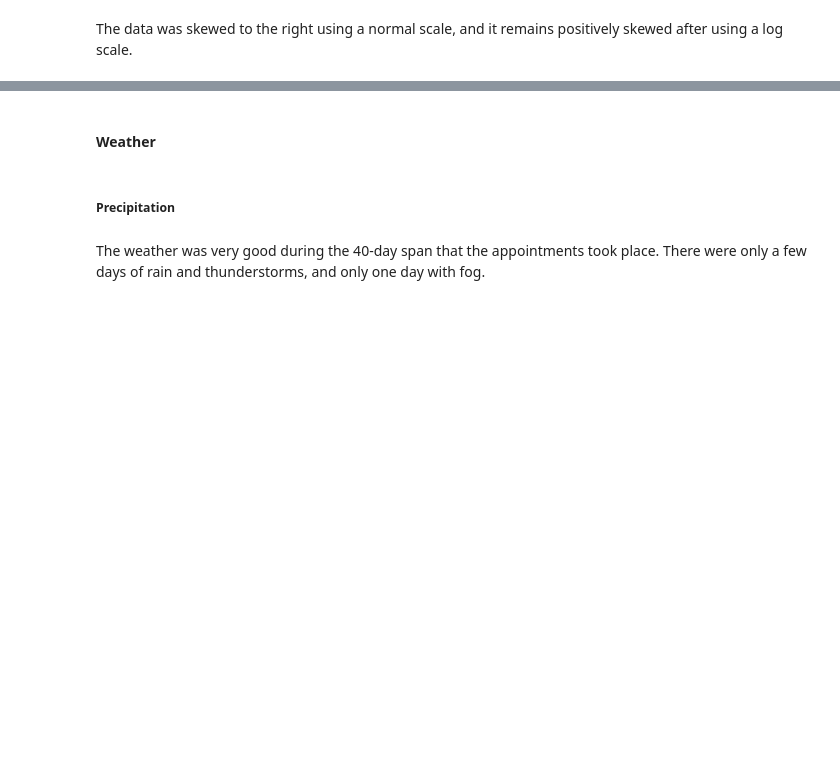
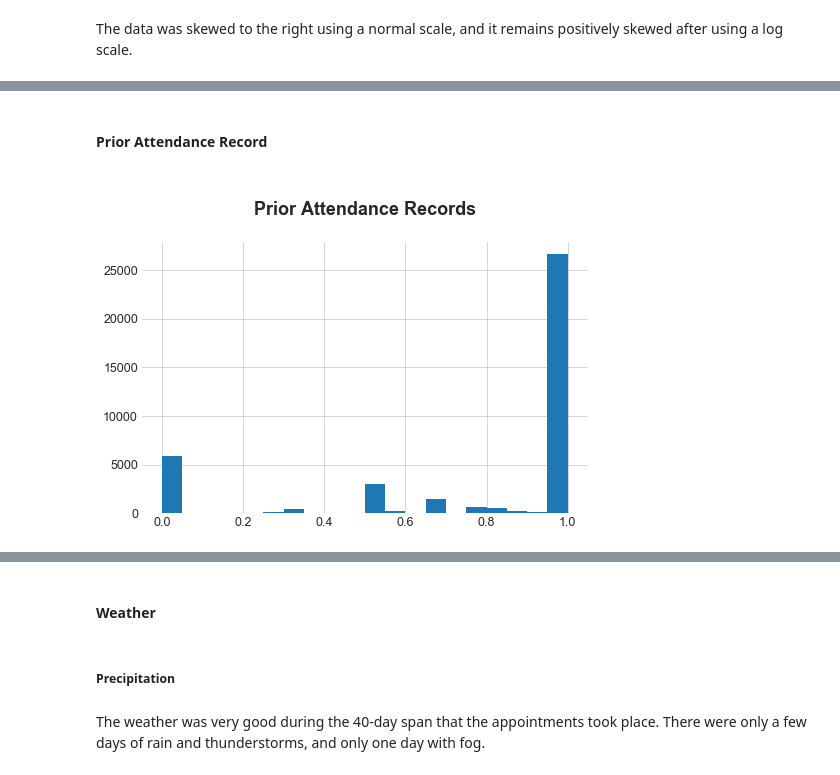
Before and after one commit to jaclynrich/appt-no-show, a Jupyter notebook: appt-no-show.ipynb, the cells around one changed output, grey strips where cells are left out. Drawn from its saved outputs; the diff is of its cells as text; code cells hidden in the pictures; blank space fills up the shorter version.

Commit message:
feat: add plots for ShowsInARow

```diff
--- a/appt-no-show.ipynb
+++ b/appt-no-show.ipynb
@@ -1480,0 +1225,9 @@ plt.show();
+# %% [markdown]
+#### Prior Attendance Record
+# %%
+fig, ax = plt.subplots(figsize = (8, 5))
+df['PriorAttendanceRecord'].hist(bins = 20)
+sns.despine(left = True, bottom = True)
+plt.title('\nPrior Attendance Records\n', fontsize = 18, fontweight = 'bold');
+# %% [output]
+[figure, added]
```
Also changed, not shown: parts of 94 cells of this notebook.
